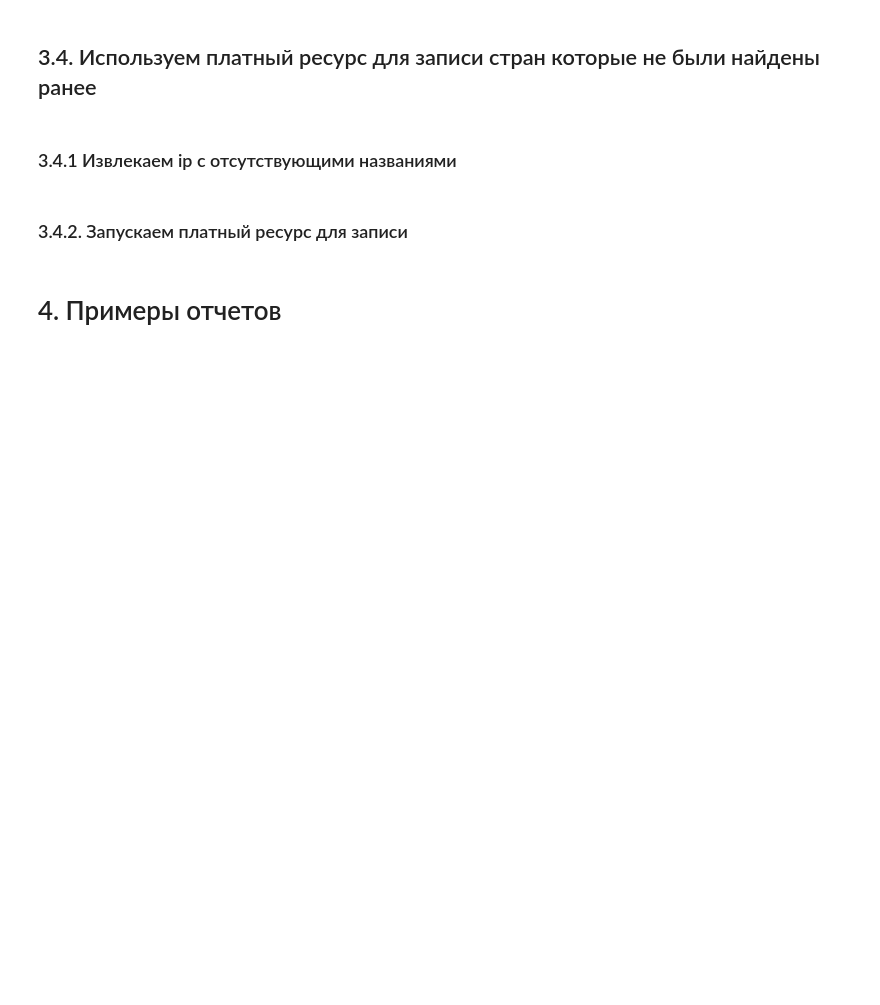
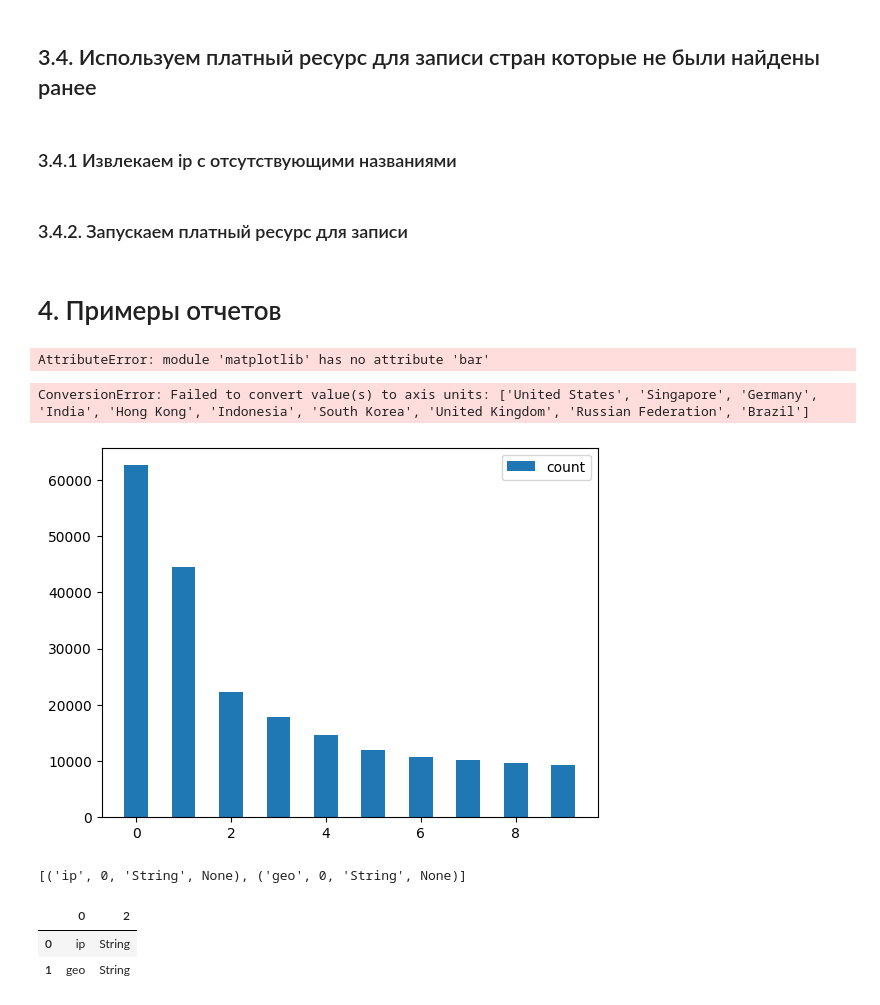
Before and after one commit to RomanZorkin/learn_clickhouse, a Jupyter notebook: db_hadler.ipynb, the cells around one changed output. Cells and saved outputs as stored; diff of their text form; code cells hidden in the pictures; blank space fills up the shorter version.

Commit message:
feature: update order

```diff
--- a/db_hadler.ipynb
+++ b/db_hadler.ipynb
@@ -98,7 +112,31 @@ for ip in not_found_list:
 table = client.query('SELECT ip, COUNT(vm) as vm_count FROM auth_log WHERE accept=True GROUP BY ip ORDER by vm_count desc')
 table.result_rows
 # %%
-join_query = client.query("SELECT ipgeo.geo, count(ipgeo.geo) FROM helloworld.auth_log as auth LEFT OUTER JOIN helloworld.ip_geo as ipgeo ON auth.ip = ipgeo.ip WHERE auth.ip <> '' GROUP BY ipgeo.geo ORDER BY count(ipgeo.geo) DESC")
-join_query.result_rows
+tmp_query = client.query("SELECT ipgeo.geo, count(ipgeo.geo) FROM helloworld.auth_log as auth LEFT OUTER JOIN helloworld.ip_geo as ipgeo ON auth.ip = ipgeo.ip WHERE auth.ip <> '' GROUP BY ipgeo.geo ORDER BY count(ipgeo.geo) DESC")
+zone_df = pd.DataFrame(tmp_query.result_rows, columns=['country', 'count'])
+# %%
+xlabel = zone_df['country'][:10].to_list()
+ylabel = zone_df['count'][:10].to_list()
+# %%
+plt.bar(xlabel, ylabel, color ='maroon',
+        width = 0.4)
+# %% [output]
+AttributeError: module 'matplotlib' has no attribute 'bar'
+# %%
+zone_df[:10][['country', 'count']].plot.bar(title='Распределение интенсивности запросов в зависимости от\n географической зоны', xticks=(xlabel))
+# %% [output]
+ConversionError: Failed to convert value(s) to axis units: ['United States', 'Singapore', 'Germany', 'India', 'Hong Kong', 'Indonesia', 'South Korea', 'United Kingdom', 'Russian Federation', 'Brazil']
+[figure, added]
+# %%
+join_query = client.query("SELECT COLUMN_NAME, IS_NULLABLE, DATA_TYPE, CHARACTER_MAXIMUM_LENGTH FROM information_schema.columns WHERE table_name = 'ip_geo'")
+join_query.result_rows
+# %% [output]
+[('ip', 0, 'String', None), ('geo', 0, 'String', None)]
+# %%
+pd.DataFrame(join_query.result_rows)[[0,2]]
+# %% [output]
+|  | 0 | 2 |
+| 0 | ip | String |
+| 1 | geo | String |
 # %%
 client.query('TRUNCATE TABLE ip_geo')
```
Also changed, not shown: parts of 3 cells of this notebook, 3 other files.
